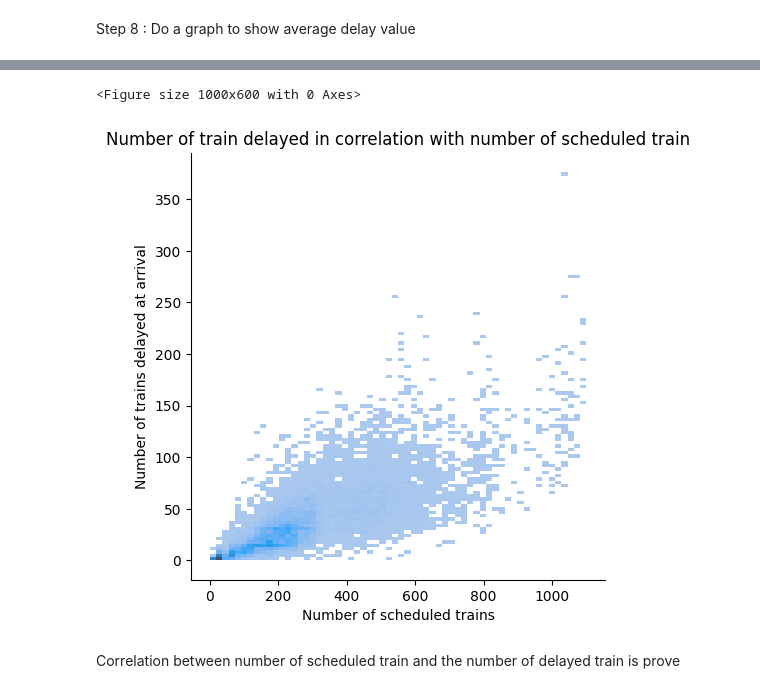
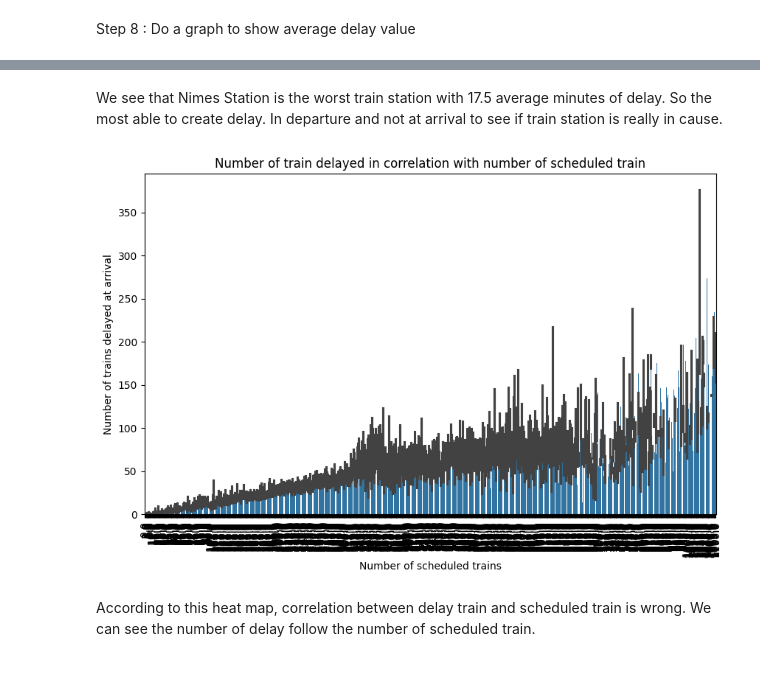
Before and after one commit to EthanLegendre/tardis, a Jupyter notebook: tardis_eda.ipynb, the cells around one changed output, grey strips where cells are left out. Saved outputs shown, nothing was run; the diff lists cells and outputs as text; code cells hidden in the pictures.

```diff
--- a/tardis_eda.ipynb
+++ b/tardis_eda.ipynb
@@ -198,13 +194,18 @@ departure.
+# %% [markdown]
+We see that Nimes Station is the worst train station with 17.5 average
+minutes of delay. So the most able to create delay. In departure and not at
+arrival to see if train station is really in cause.
 # %%
 plot.figure(figsize=(10, 6))
-sns.displot(data=dataset, x=cf.number_train_sheduled, y=cf
+sns.barplot(data=dataset, x=cf.number_train_sheduled, y=cf
      .number_train_delayed_arrival)
 plot.title('Number of train delayed in correlation with number of scheduled '
            'train')
+plot.xticks(rotation=90)
 plot.show()
 # %% [output]
-<Figure size 1000x600 with 0 Axes>
-[figure, old version]
+[figure, new version]
 # %% [markdown]
-Correlation between number of scheduled train and the number of
-delayed train is prove
+According to this heat map, correlation between delay train and scheduled
+train is wrong. We can see the number of delay follow the number of
+scheduled train.
```
Also changed, not shown: parts of 10 cells of this notebook, 1 other file.
